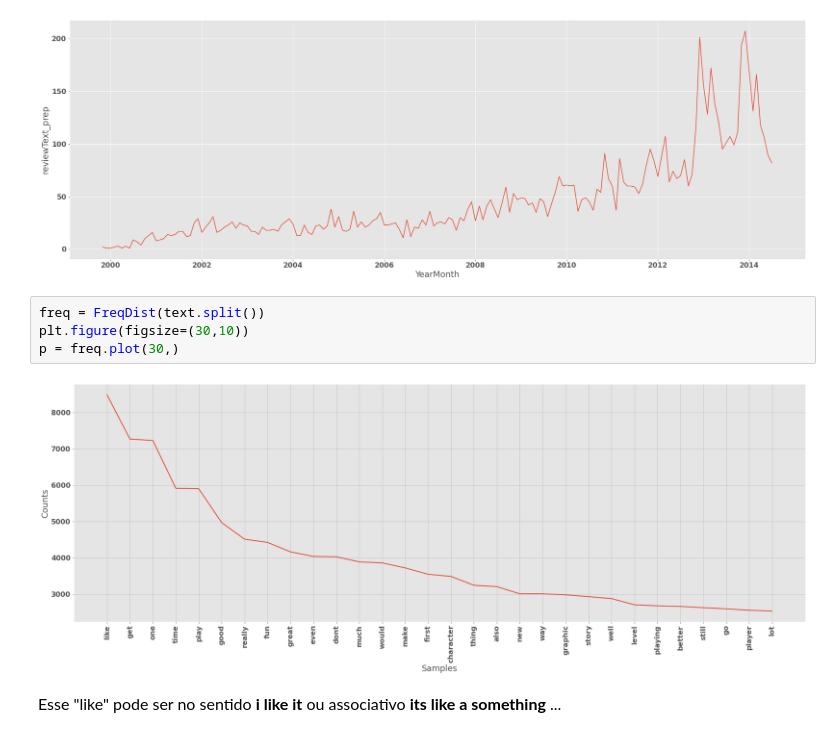
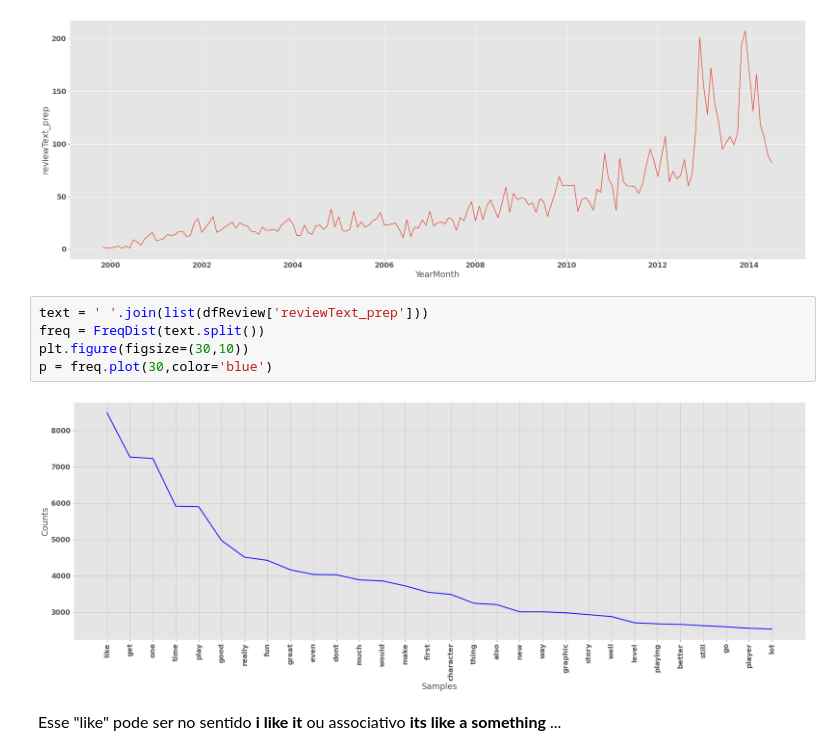
Before and after one commit to lhndsp/ps-turingUSP, a Jupyter notebook: 2_analise-e-ia/analise_e_modelos.ipynb, the cells around one changed output. Cells and saved outputs as stored; diff of their text form.

```diff
--- a/2_analise-e-ia/analise_e_modelos.ipynb
+++ b/2_analise-e-ia/analise_e_modelos.ipynb
@@ -324,10 +328,11 @@ p = sns.lineplot(data=dfReview.groupby('YearMonth').count().reset_index(),
 # %% [output]
 [figure]
 # %%
+text = ' '.join(list(dfReview['reviewText_prep']))
 freq = FreqDist(text.split())
 plt.figure(figsize=(30,10))
-p = freq.plot(30,)
+p = freq.plot(30,color='blue')
 # %% [output]
-[figure, old version]
+[figure, new version]
 # %% [markdown]
 <font size="3">Esse "like" pode ser no sentido **i like it** ou associativo **its like a something** ...</font>
```
Also changed, not shown: parts of 26 cells of this notebook, 11 other files.
